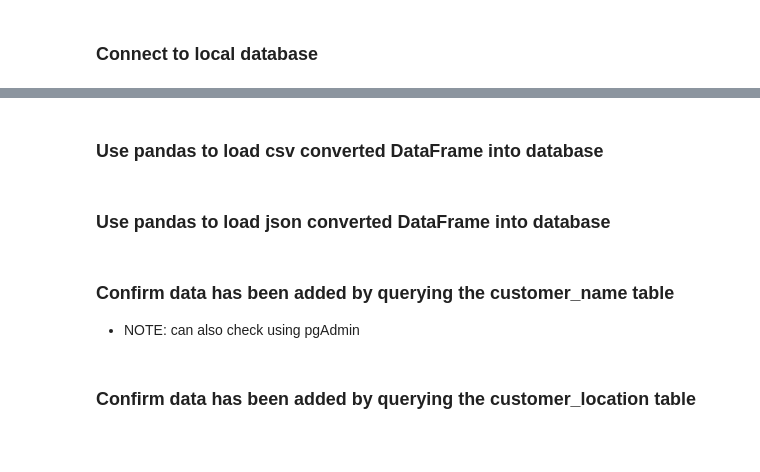
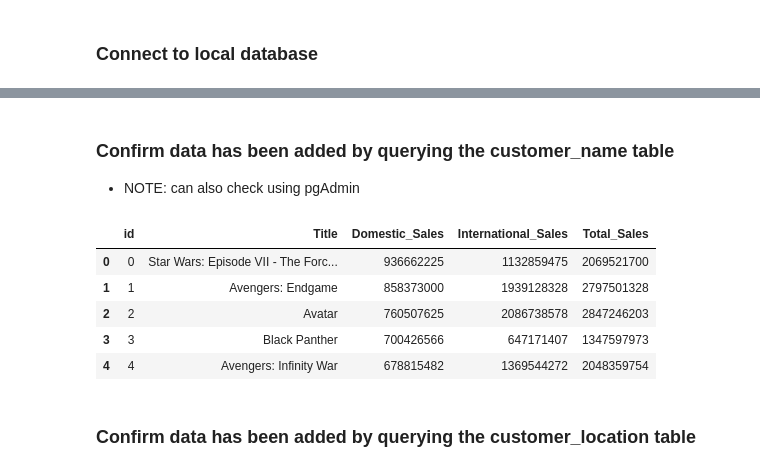
Before and after one commit to csaxr0/Project-2, a Jupyter notebook: data_etl.ipynb, the cells around one changed output, grey strips where cells are left out. Drawn from its saved outputs; the diff is of its cells as text; code cells hidden in the pictures; blank space fills up the shorter version.

```diff
--- a/data_etl.ipynb
+++ b/data_etl.ipynb
@@ -234,2 +261,0 @@ engine.table_names()
-# %% [markdown]
-### Use pandas to load csv converted DataFrame into database
@@ -238,2 +261,0 @@ new_customer_data_df.to_sql(name='customer_name', con=engine, if_exists='append'
-# %% [markdown]
-### Use pandas to load json converted DataFrame into database
@@ -243,7 +263,14 @@ new_customer_location_df.to_sql(name='customer_location', con=engine, if_exists=
 ### Confirm data has been added by querying the customer_name table
 * NOTE: can also check using pgAdmin
 # %%
-pd.read_sql_query('select * from customer_name', con=engine).head()
+pd.read_sql_query('select * from film_data', con=engine).head()
+# %% [output]
+|  | id | Title | Domestic_Sales | International_Sales | Total_Sales |
+| 0 | 0 | Star Wars: Episode VII - The Forc... | 936662225 | 1132859475 | 2069521700 |
+| 1 | 1 | Avengers: Endgame | 858373000 | 1939128328 | 2797501328 |
+| 2 | 2 | Avatar | 760507625 | 2086738578 | 2847246203 |
+| 3 | 3 | Black Panther | 700426566 | 647171407 | 1347597973 |
+| 4 | 4 | Avengers: Infinity War | 678815482 | 1369544272 | 2048359754 |
 # %% [markdown]
 ### Confirm data has been added by querying the customer_location table
 # %%
```
Also changed, not shown: parts of 24 cells of this notebook, 7 other files.
